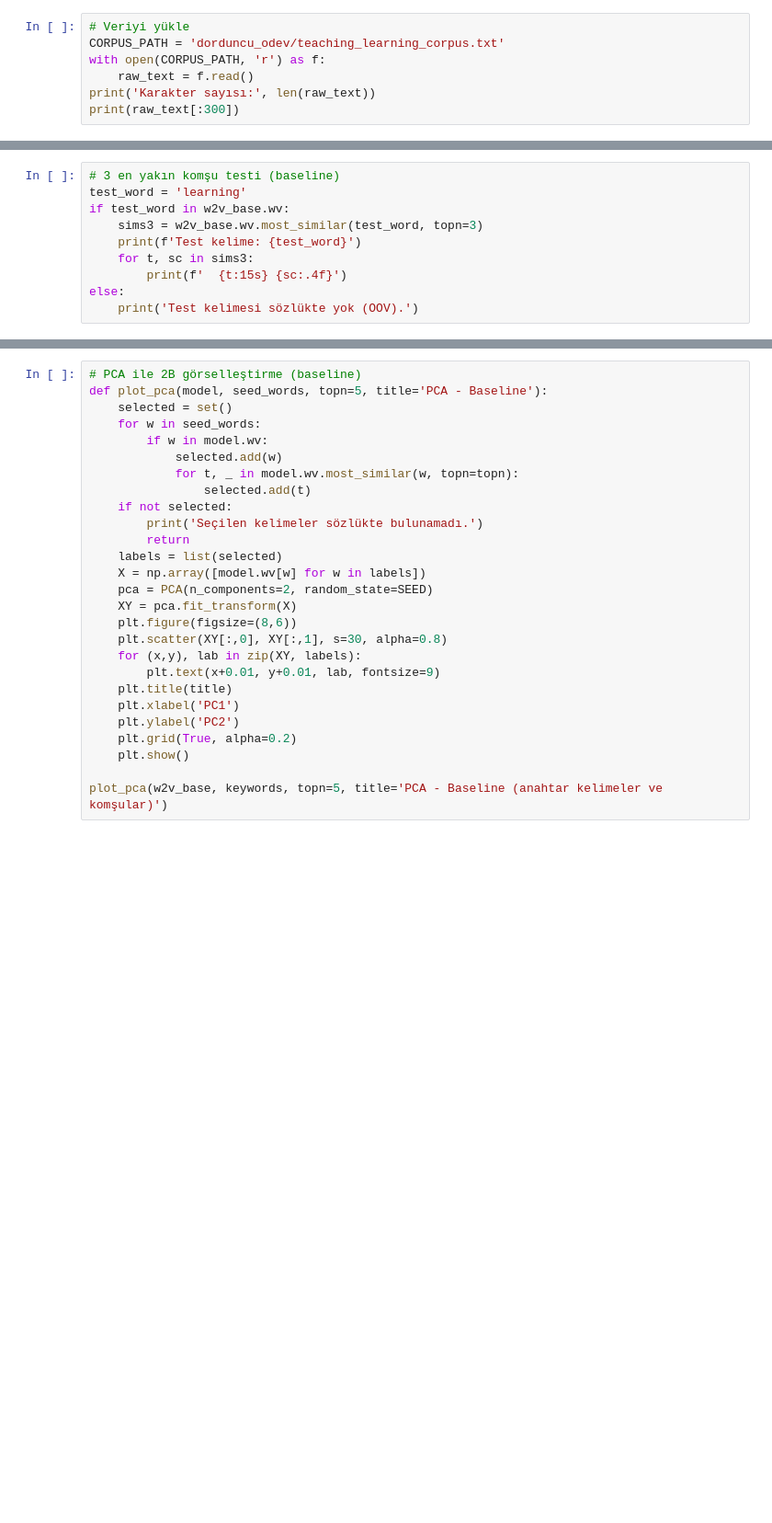
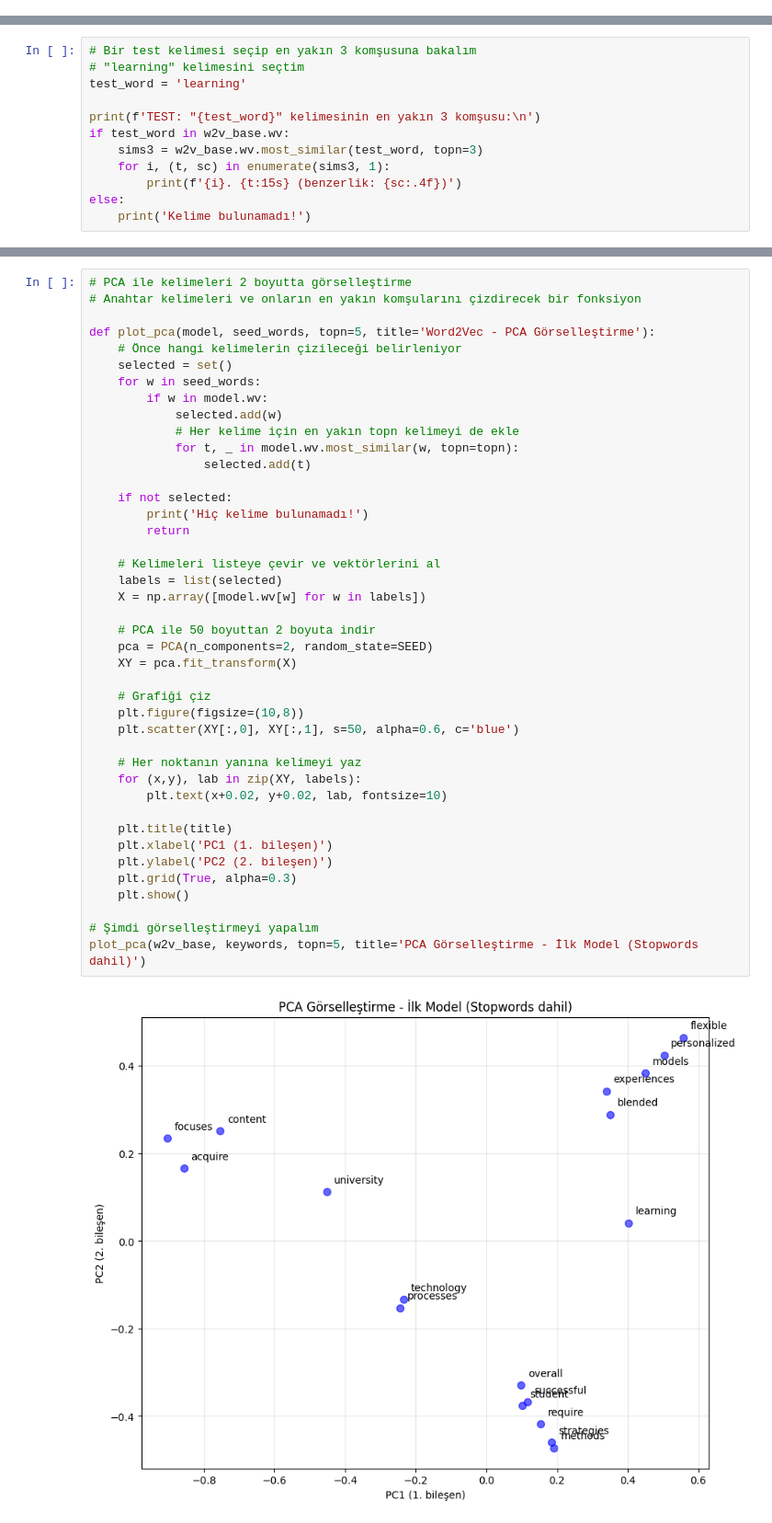
Before and after one commit to SaidMuratOzdemir/NLP, a Jupyter notebook: dorduncu_odev/Lab_4-Word2Vec-SaidMuratOzdemir.ipynb, the cells around one changed output, grey strips where cells are left out. Shown at 92% size. Drawn from its saved outputs; the diff is of its cells as text; blank space fills up the shorter version.

Commit message:
dorduncu odev update.

```diff
--- a/dorduncu_odev/Lab_4-Word2Vec-SaidMuratOzdemir.ipynb
+++ b/dorduncu_odev/Lab_4-Word2Vec-SaidMuratOzdemir.ipynb
@@ -43,7 +49,0 @@ except Exception:
-# %%
-# Veriyi yükle
-CORPUS_PATH = 'dorduncu_odev/teaching_learning_corpus.txt'
-with open(CORPUS_PATH, 'r') as f:
-    raw_text = f.read()
-print('Karakter sayısı:', len(raw_text))
-print(raw_text[:300])
@@ -97,10 +200,12 @@ else:
 # %%
-# 3 en yakın komşu testi (baseline)
+# Bir test kelimesi seçip en yakın 3 komşusuna bakalım
+# "learning" kelimesini seçtim
 test_word = 'learning'
+
+print(f'TEST: "{test_word}" kelimesinin en yakın 3 komşusu:\n')
 if test_word in w2v_base.wv:
     sims3 = w2v_base.wv.most_similar(test_word, topn=3)
-    print(f'Test kelime: {test_word}')
-    for t, sc in sims3:
-        print(f'  {t:15s} {sc:.4f}')
+    for i, (t, sc) in enumerate(sims3, 1):
+        print(f'{i}. {t:15s} (benzerlik: {sc:.4f})')
 else:
-    print('Test kelimesi sözlükte yok (OOV).')
+    print('Kelime bulunamadı!')
@@ -111,28 +224,45 @@ komşular üretir; bu nedenle semantik olarak tutarlıdır.
 # %%
-# PCA ile 2B görselleştirme (baseline)
-def plot_pca(model, seed_words, topn=5, title='PCA - Baseline'):
+# PCA ile kelimeleri 2 boyutta görselleştirme
+# Anahtar kelimeleri ve onların en yakın komşularını çizdirecek bir fonksiyon
+
+def plot_pca(model, seed_words, topn=5, title='Word2Vec - PCA Görselleştirme'):
+    # Önce hangi kelimelerin çizileceği belirleniyor
     selected = set()
     for w in seed_words:
         if w in model.wv:
             selected.add(w)
+            # Her kelime için en yakın topn kelimeyi de ekle
             for t, _ in model.wv.most_similar(w, topn=topn):
                 selected.add(t)
+
     if not selected:
-        print('Seçilen kelimeler sözlükte bulunamadı.')
+        print('Hiç kelime bulunamadı!')
         return
+
+    # Kelimeleri listeye çevir ve vektörlerini al
     labels = list(selected)
     X = np.array([model.wv[w] for w in labels])
+
+    # PCA ile 50 boyuttan 2 boyuta indir
     pca = PCA(n_components=2, random_state=SEED)
     XY = pca.fit_transform(X)
-    plt.figure(figsize=(8,6))
-    plt.scatter(XY[:,0], XY[:,1], s=30, alpha=0.8)
+
+    # Grafiği çiz
+    plt.figure(figsize=(10,8))
+    plt.scatter(XY[:,0], XY[:,1], s=50, alpha=0.6, c='blue')
+
+    # Her noktanın yanına kelimeyi yaz
     for (x,y), lab in zip(XY, labels):
-        plt.text(x+0.01, y+0.01, lab, fontsize=9)
+        plt.text(x+0.02, y+0.02, lab, fontsize=10)
+
     plt.title(title)
-    plt.xlabel('PC1')
-    plt.ylabel('PC2')
-    plt.grid(True, alpha=0.2)
+    plt.xlabel('PC1 (1. bileşen)')
+    plt.ylabel('PC2 (2. bileşen)')
+    plt.grid(True, alpha=0.3)
     plt.show()
 
-plot_pca(w2v_base, keywords, topn=5, title='PCA - Baseline (anahtar kelimeler ve komşular)')
+# Şimdi görselleştirmeyi yapalım
+plot_pca(w2v_base, keywords, topn=5, title='PCA Görselleştirme - İlk Model (Stopwords dahil)')
+# %% [output]
+[figure, added]
 # %%
```
Also changed, not shown: parts of 20 cells of this notebook, 1 other file.
